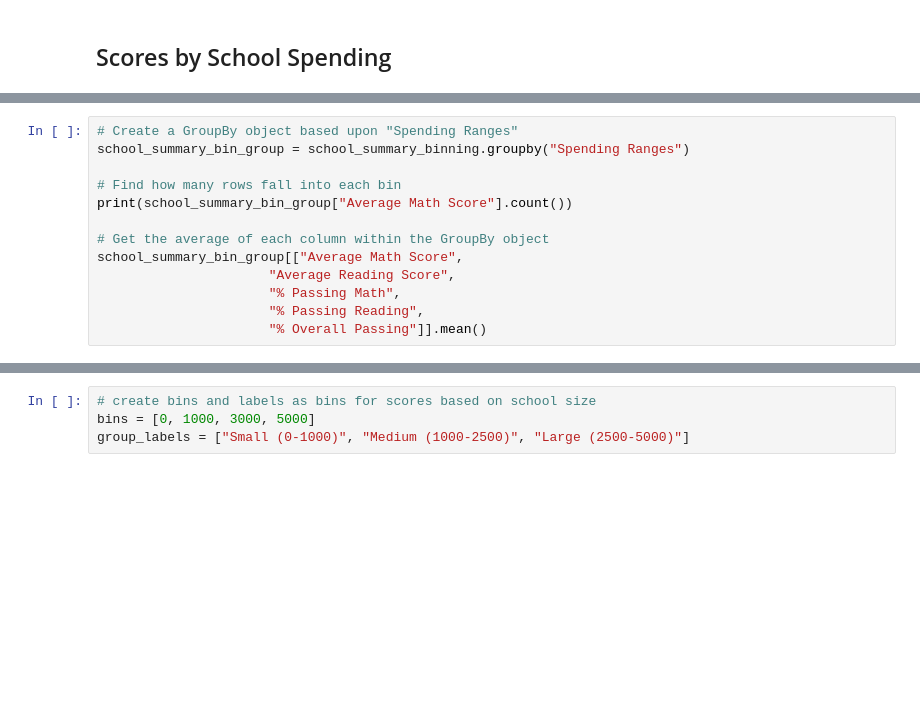
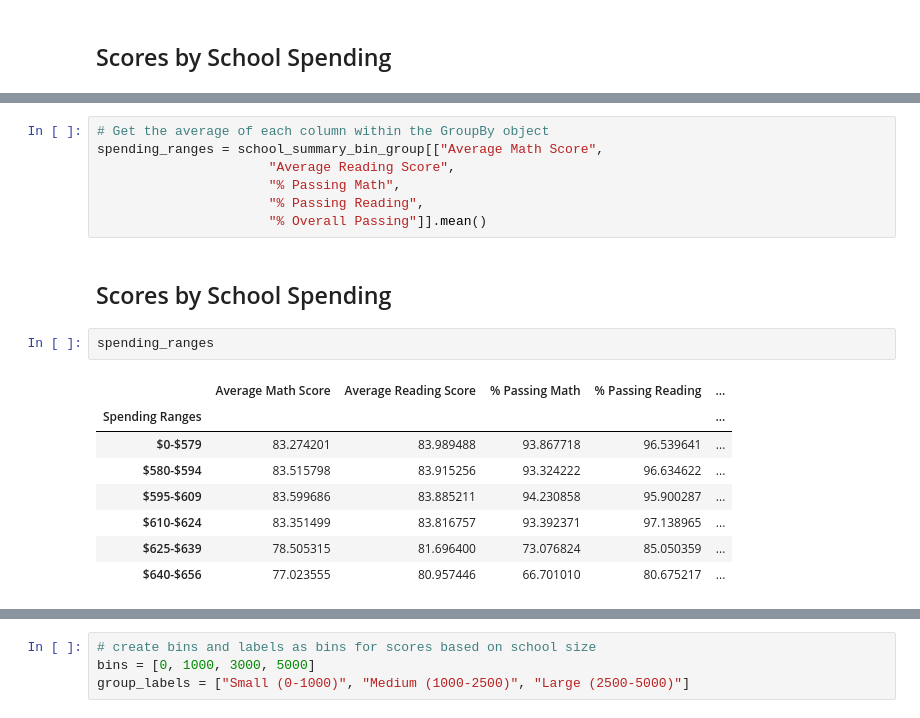
Before and after one commit to JimKTran/UofT-BCS-Pandas-Challenge, a Jupyter notebook: PyCitySchools/PyCitySchools.ipynb, the cells around one changed output, grey strips where cells are left out. Saved outputs shown, nothing was run; the diff lists cells and outputs as text; blank space fills up the shorter version.

```diff
--- a/PyCitySchools/PyCitySchools.ipynb
+++ b/PyCitySchools/PyCitySchools.ipynb
@@ -264,16 +314,23 @@ school_summary_binning["Spending Ranges"] = pd.cut(school_summary_binning["Per S
 # %%
-# Create a GroupBy object based upon "Spending Ranges"
-school_summary_bin_group = school_summary_binning.groupby("Spending Ranges")
-
-# Find how many rows fall into each bin
-print(school_summary_bin_group["Average Math Score"].count())
-
 # Get the average of each column within the GroupBy object
-school_summary_bin_group[["Average Math Score",
+spending_ranges = school_summary_bin_group[["Average Math Score",
                       "Average Reading Score",
                       "% Passing Math",
                       "% Passing Reading",
                       "% Overall Passing"]].mean()
+# %% [markdown]
+## Scores by School Spending
+# %%
+spending_ranges
+# %% [output]
+|  | Average Math Score | Average Reading Score | % Passing Math | % Passing Reading | ... |
+| Spending Ranges |  |  |  |  | ... |
+| $0-$579 | 83.274201 | 83.989488 | 93.867718 | 96.539641 | ... |
+| $580-$594 | 83.515798 | 83.915256 | 93.324222 | 96.634622 | ... |
+| $595-$609 | 83.599686 | 83.885211 | 94.230858 | 95.900287 | ... |
+| $610-$624 | 83.351499 | 83.816757 | 93.392371 | 97.138965 | ... |
+| $625-$639 | 78.505315 | 81.696400 | 73.076824 | 85.050359 | ... |
+| $640-$656 | 77.023555 | 80.957446 | 66.701010 | 80.675217 | ... |
 # %%
 # check range of values in column
 print(school_summary_binning["Total Students"].min())
```
Also changed, not shown: parts of 32 cells of this notebook.
